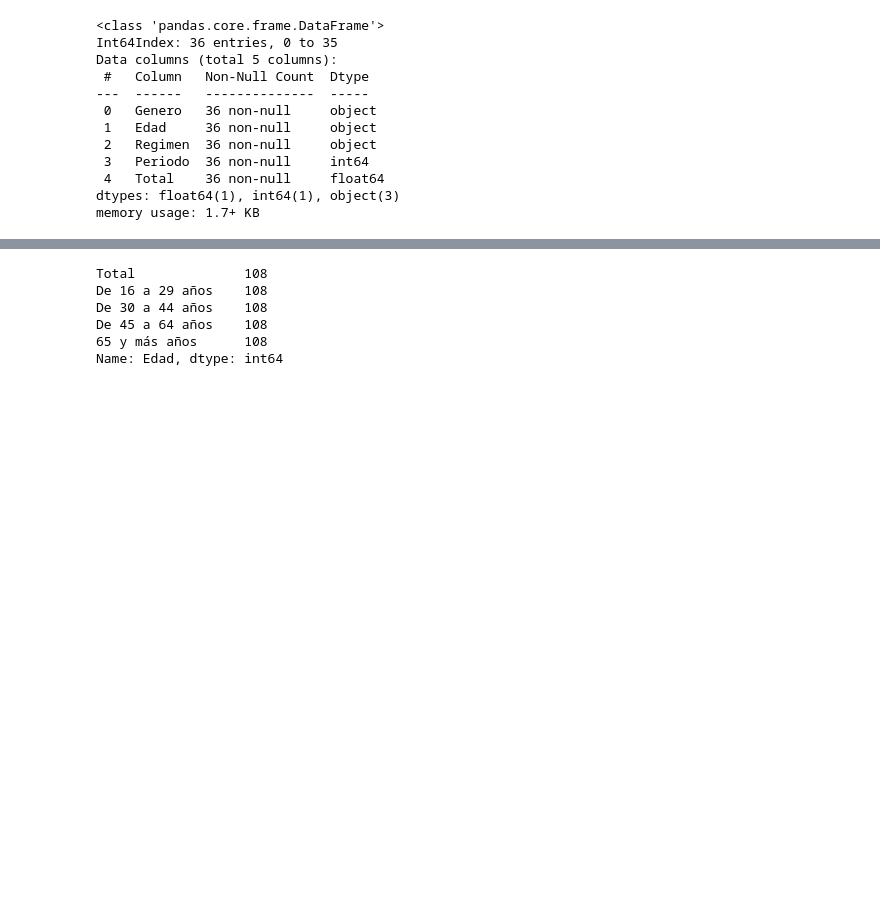
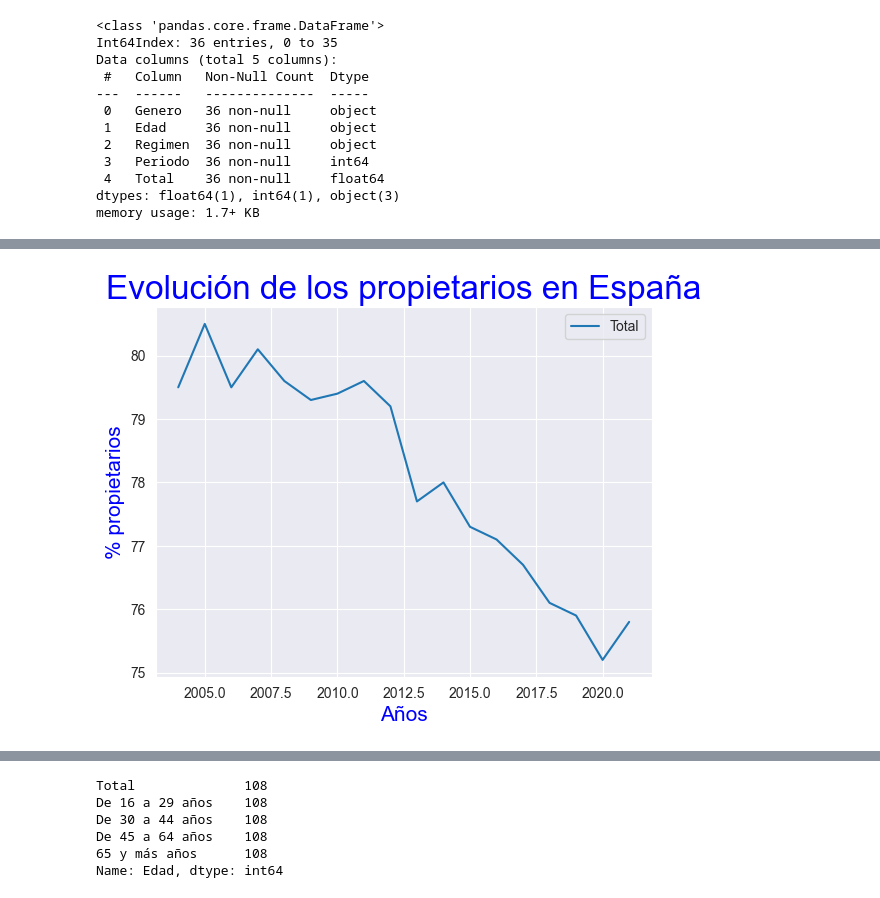
Before and after one commit to Lean788/EDA_vivienda_joven, a Jupyter notebook: src/Notebooks/analisis/analisis_tenencia.ipynb, the cells around one changed output, grey strips where cells are left out. Drawn from its saved outputs; the diff is of its cells as text; code cells hidden in the pictures; blank space fills up the shorter version.

```diff
--- a/src/Notebooks/analisis/analisis_tenencia.ipynb
+++ b/src/Notebooks/analisis/analisis_tenencia.ipynb
@@ -138,0 +119,6 @@ hogares_total
+# %%
+propietarios = hogares_total[hogares_total['Regimen'] == 'Propiedad']
+# %%
+propietarios.drop(columns='Regimen', inplace=True)
+# %%
+propietarios=propietarios.set_index('Periodo')
@@ -138,0 +146,8 @@ hogares_total
+# %%
+ax = sns.lineplot(data=propietarios)
+ax.axes.set_title('Evolución de los propietarios en España', fontsize=24,color="b")  #title
+ax.set_xlabel("Años",size = 15,color="b") #x_label setting
+plt.xscale("linear")
+ax.set_ylabel("% propietarios",size = 15,color="b"); #y_label setting
+# %% [output]
+[figure, added]
```
Also changed, not shown: parts of 8 cells of this notebook, 2 other files.
